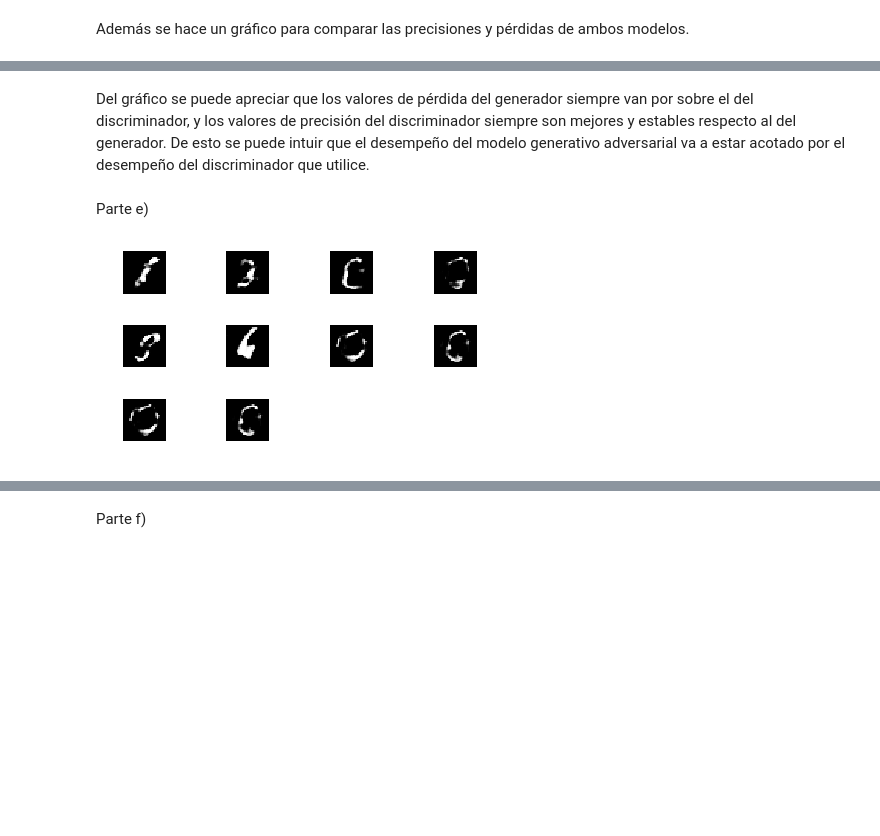
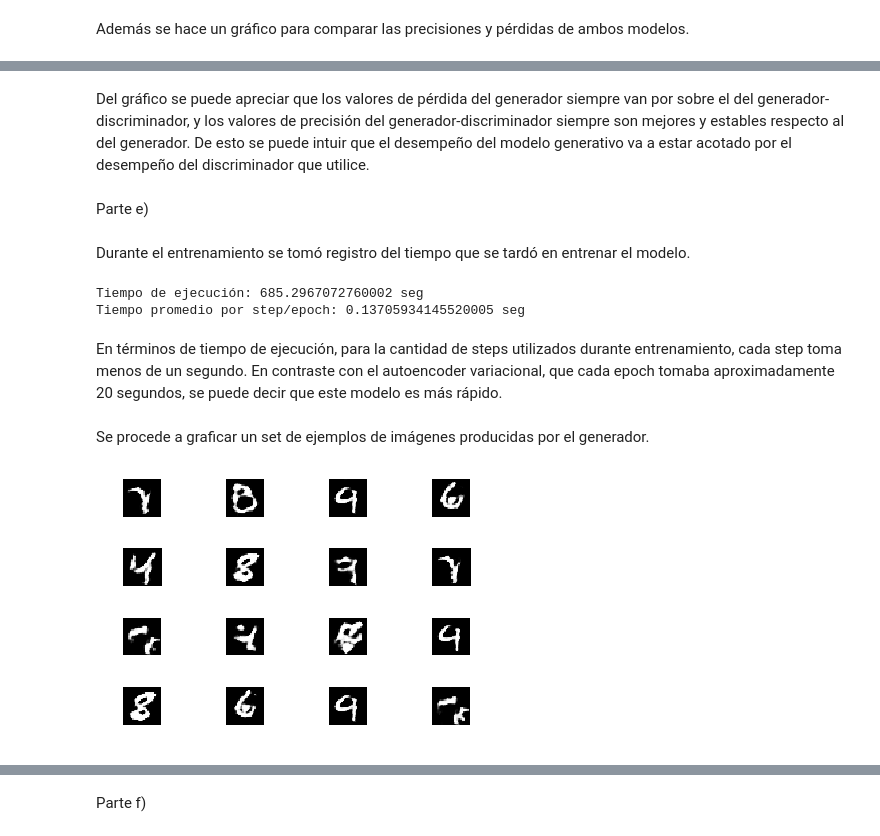
Before and after one commit to csaldias/tarea3-RedesNeuronales, a Jupyter notebook: Pregunta 1.ipynb, the cells around one changed output, grey strips where cells are left out. Cells and saved outputs as stored; diff of their text form; code cells hidden in the pictures; blank space fills up the shorter version.

```diff
--- a/Pregunta 1.ipynb
+++ b/Pregunta 1.ipynb
@@ -923,6 +906,10 @@ def train_on_steps(X_train,DM,AM,G,train_steps,batch_size):
         if(e%100==0):
             print(log_mesg)
     return history
-train_steps = 1000 #or few if  you want
+train_steps = 5000 #or few if  you want
+start = timer()
 hist = train_on_steps(X_train,DM,AM,G,train_steps,128)
+end = timer()
+diferencia=end-start
+print("Tiempo de ejecución: {} seg".format(diferencia))
 # %% [output]
@@ -951,9 +938,9 @@ Luego se producen gráficos a partir de los valores registrados durante entrenam
 leg=("Pérdida","Precisión")
 fig, axes = plt.subplots(nrows=2, ncols=2,figsize=(15,10))
 ax = axes.flatten()
-ax[0].set_title("Entrenamiento discriminador")
+ax[0].set_title("Entrenamiento generador-discriminador")
 ax[1].set_title("Entrenamiento generador")
-ax[2].set_title("Entrenamiento discriminador (corte)")
+ax[2].set_title("Entrenamiento generador-discriminador (corte)")
 ax[3].set_title("Entrenamiento generador (corte)")
 ax[0].plot(hist["d"])
 ax[1].plot(hist["g"])
@@ -979,7 +966,7 @@ acc=[]
 for i in range(len(hist["d"])):
     isThis.append((hist["d"][i][0],hist["g"][i][0]))
     acc.append((hist["d"][i][1],hist["g"][i][1]))
-leg=["Discriminador","Generador"]
+leg=["Generador-Discriminador","Generador"]
 fig, axes = plt.subplots(nrows=3, ncols=2,figsize=(15,15))
 ax = axes.flatten()
 ax[0].plot(isThis)
@@ -987,7 +974,7 @@ ax[1].plot(isThis[200:])
 ax[2].plot(isThis[4000:4100])
 ax[3].plot(acc)
 ax[4].plot(acc[200:])
-ax[5].plot(acc[4000:5000])
+ax[5].plot(acc[4000:4100])
 for i in range(6):
     if(i<3):
         ax[i].set_title('Pérdida de modelos')
@@ -1007,19 +994,31 @@ plt.show()
 # %% [markdown]
-Del gráfico se puede apreciar que los valores de pérdida del generador siempre van por sobre el del discriminador, y los valores de precisión del discriminador siempre son mejores y estables respecto al del generador. De esto se puede intuir que el desempeño del modelo generativo adversarial va a estar acotado por el desempeño del discriminador que utilice.
+Del gráfico se puede apreciar que los valores de pérdida del generador siempre van por sobre el del generador-discriminador, y los valores de precisión del generador-discriminador siempre son mejores y estables respecto al del generador. De esto se puede intuir que el desempeño del modelo generativo va a estar acotado por el desempeño del discriminador que utilice.
 # %% [markdown]
 Parte e)
+# %% [markdown]
+Durante el entrenamiento se tomó registro del tiempo que se tardó en entrenar el modelo.
+# %%
+print("Tiempo de ejecución: {} seg".format(diferencia))
+print("Tiempo promedio por step/epoch: {} seg".format(diferencia/train_steps))
+# %% [output]
+Tiempo de ejecución: 685.2967072760002 seg
+Tiempo promedio por step/epoch: 0.13705934145520005 seg
+# %% [markdown]
+En términos de tiempo de ejecución, para la cantidad de steps utilizados durante entrenamiento, cada step toma menos de un segundo. En contraste con el autoencoder variacional, que cada epoch tomaba aproximadamente 20 segundos, se puede decir que este modelo es más rápido.
+# %% [markdown]
+Se procede a graficar un set de ejemplos de imágenes producidas por el generador.
 # %%
-N = 10
+N = 16
 noise = np.random.uniform(-1.0, 1.0, size=[N, input_dim])
 images = G.predict(noise)
 import matplotlib.pyplot as plt
 for i in range(images.shape[0]):
     plt.subplot(4, 4, i+1)
     image = images[i, :, :, :]
     image = np.reshape(image, [img_rows, img_cols])
     plt.imshow(image, cmap='gray')
     plt.axis('off')
 plt.tight_layout()
 plt.show()
 # %% [output]
-[figure, old version]
+[figure, new version]
```
Also changed, not shown: parts of 47 cells of this notebook.
